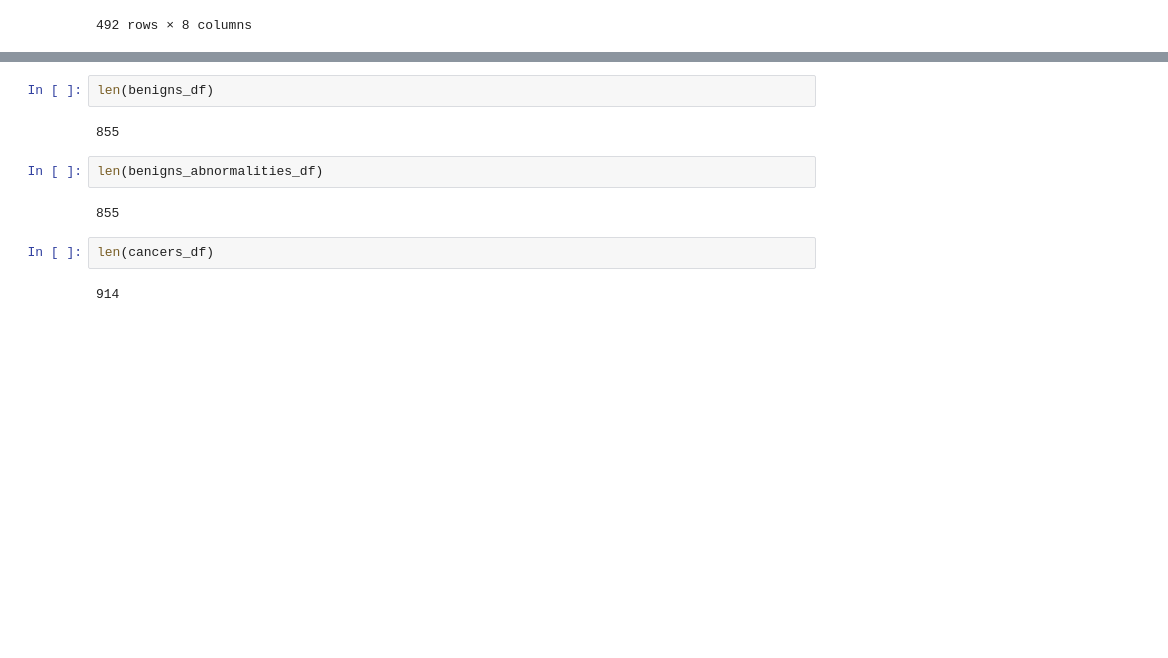
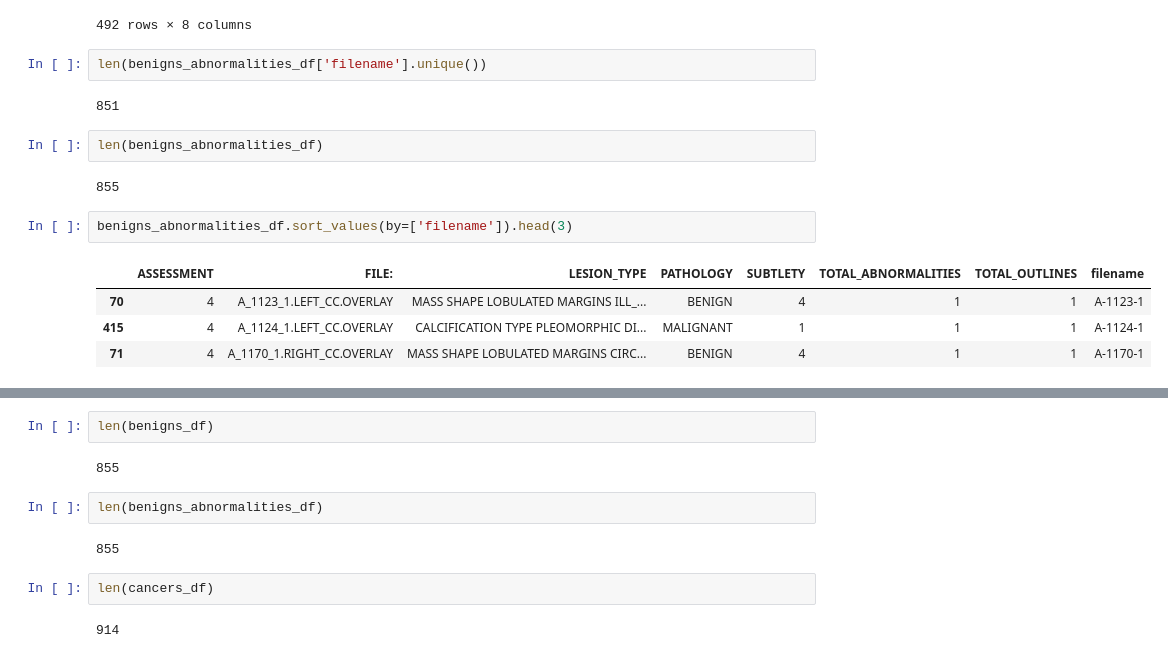
Before and after one commit to KMorozovska/DDSM_image_recognition, a Jupyter notebook: jupyter_notebooks/Statistics.ipynb, the cells around one changed output, grey strips where cells are left out. Cells and saved outputs as stored; diff of their text form; blank space fills up the shorter version.

```diff
--- a/jupyter_notebooks/Statistics.ipynb
+++ b/jupyter_notebooks/Statistics.ipynb
@@ -161,3 +168,18 @@ benigns_abnormalities_df[benigns_abnormalities_df['LESION_TYPE'].str.contains("C
 | 845 | 3 | C_0504_1.LEFT_CC.OVERLAY | MASS SHAPE LOBULATED MARGINS CIRC... | BENIGN | 4 | 1 | 1 | C-0504-1 |
 | 846 | 3 | C_0510_1.RIGHT_CC.OVERLAY | MASS SHAPE OVAL MARGINS OBSCURED | BENIGN | 5 | 1 | 1 | C-0510-1 |
 492 rows × 8 columns
+# %%
+len(benigns_abnormalities_df['filename'].unique())
+# %% [output]
+851
+# %%
+len(benigns_abnormalities_df)
+# %% [output]
+855
+# %%
+benigns_abnormalities_df.sort_values(by=['filename']).head(3)
+# %% [output]
+|  | ASSESSMENT | FILE: | LESION_TYPE | PATHOLOGY | SUBTLETY | TOTAL_ABNORMALITIES | TOTAL_OUTLINES | filename |
+| 70 | 4 | A_1123_1.LEFT_CC.OVERLAY | MASS SHAPE LOBULATED MARGINS ILL_... | BENIGN | 4 | 1 | 1 | A-1123-1 |
+| 415 | 4 | A_1124_1.LEFT_CC.OVERLAY | CALCIFICATION TYPE PLEOMORPHIC DI... | MALIGNANT | 1 | 1 | 1 | A-1124-1 |
+| 71 | 4 | A_1170_1.RIGHT_CC.OVERLAY | MASS SHAPE LOBULATED MARGINS CIRC... | BENIGN | 4 | 1 | 1 | A-1170-1 |
```
Also changed, not shown: parts of 2 cells of this notebook, 8 other files.
